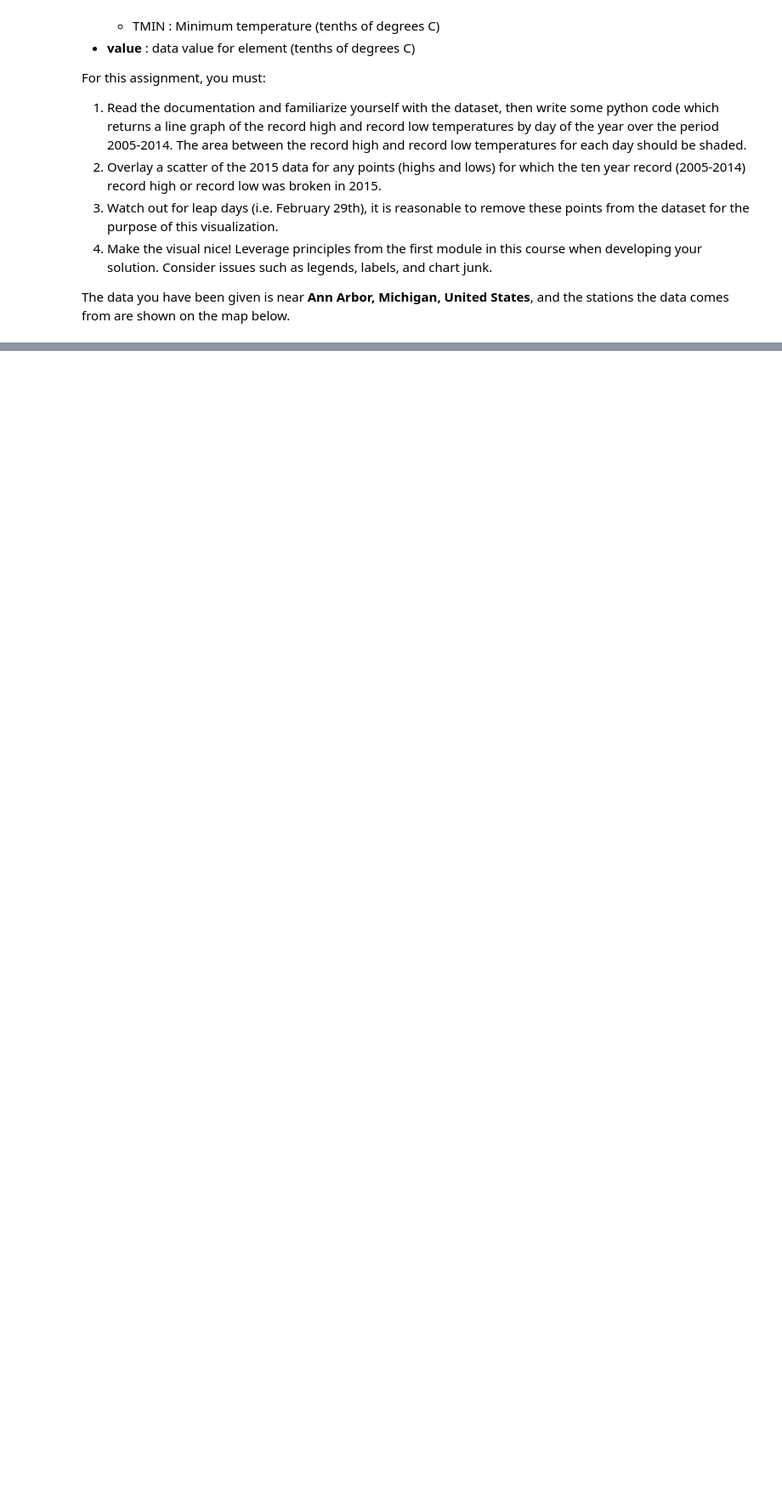
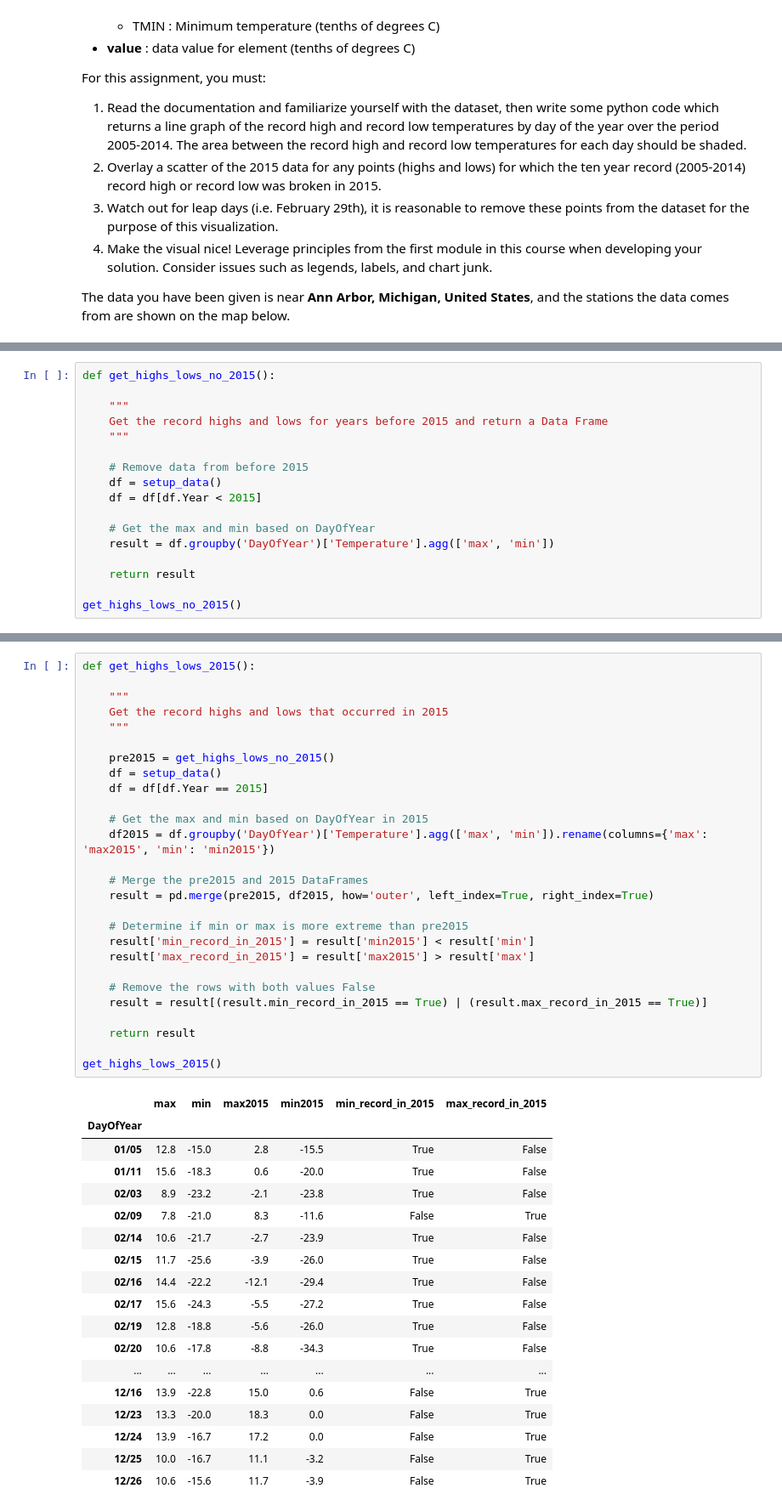
Before and after one commit to gachet/Applied-Data-Science-with-Python-University-of-Michigan, a Jupyter notebook: Course 2 - Applied Plotting, Charting & Data Representation in Python/Assignment2.ipynb, the cells around one changed output, grey strips where cells are left out. Shown: that part at 85% size. Cells and saved outputs as stored; diff of their text form; blank space fills up the shorter version.

```diff
--- a/Course 2 - Applied Plotting, Charting & Data Representation in Python/Assignment2.ipynb
+++ b/Course 2 - Applied Plotting, Charting & Data Representation in Python/Assignment2.ipynb
@@ -47,0 +89,17 @@ leaflet_plot_stations(400,'fb441e62df2d58994928907a91895ec62c2c42e6cd075c2700843
+# %%
+def get_highs_lows_no_2015():
+
+    """
+    Get the record highs and lows for years before 2015 and return a Data Frame
+    """
+
+    # Remove data from before 2015
+    df = setup_data()
+    df = df[df.Year < 2015]
+
+    # Get the max and min based on DayOfYear
+    result = df.groupby('DayOfYear')['Temperature'].agg(['max', 'min'])
+
+    return result
+
+get_highs_lows_no_2015()
@@ -47,0 +126,46 @@ leaflet_plot_stations(400,'fb441e62df2d58994928907a91895ec62c2c42e6cd075c2700843
+# %%
+def get_highs_lows_2015():
+
+    """
+    Get the record highs and lows that occurred in 2015
+    """
+
+    pre2015 = get_highs_lows_no_2015()
+    df = setup_data()
+    df = df[df.Year == 2015]
+
+    # Get the max and min based on DayOfYear in 2015
+    df2015 = df.groupby('DayOfYear')['Temperature'].agg(['max', 'min']).rename(columns={'max': 'max2015', 'min': 'min2015'})
+
+    # Merge the pre2015 and 2015 DataFrames
+    result = pd.merge(pre2015, df2015, how='outer', left_index=True, right_index=True)
+
+    # Determine if min or max is more extreme than pre2015
+    result['min_record_in_2015'] = result['min2015'] < result['min']
+    result['max_record_in_2015'] = result['max2015'] > result['max']
+
+    # Remove the rows with both values False
+    result = result[(result.min_record_in_2015 == True) | (result.max_record_in_2015 == True)]
+
+    return result
+
+get_highs_lows_2015()
+# %% [output]
+|  | max | min | max2015 | min2015 | min_record_in_2015 | max_record_in_2015 |
+| DayOfYear |  |  |  |  |  |  |
+| 01/05 | 12.8 | -15.0 | 2.8 | -15.5 | True | False |
+| 01/11 | 15.6 | -18.3 | 0.6 | -20.0 | True | False |
+| 02/03 | 8.9 | -23.2 | -2.1 | -23.8 | True | False |
+| 02/09 | 7.8 | -21.0 | 8.3 | -11.6 | False | True |
+| 02/14 | 10.6 | -21.7 | -2.7 | -23.9 | True | False |
+| 02/15 | 11.7 | -25.6 | -3.9 | -26.0 | True | False |
+| 02/16 | 14.4 | -22.2 | -12.1 | -29.4 | True | False |
+| 02/17 | 15.6 | -24.3 | -5.5 | -27.2 | True | False |
+| 02/19 | 12.8 | -18.8 | -5.6 | -26.0 | True | False |
+| 02/20 | 10.6 | -17.8 | -8.8 | -34.3 | True | False |
+| ... | ... | ... | ... | ... | ... | ... |
+| 12/16 | 13.9 | -22.8 | 15.0 | 0.6 | False | True |
+| 12/23 | 13.3 | -20.0 | 18.3 | 0.0 | False | True |
+| 12/24 | 13.9 | -16.7 | 17.2 | 0.0 | False | True |
+| 12/25 | 10.0 | -16.7 | 11.1 | -3.2 | False | True |
+| 12/26 | 10.6 | -15.6 | 11.7 | -3.9 | False | True |
```
Also changed, not shown: parts of 4 cells of this notebook, 13 other files.
